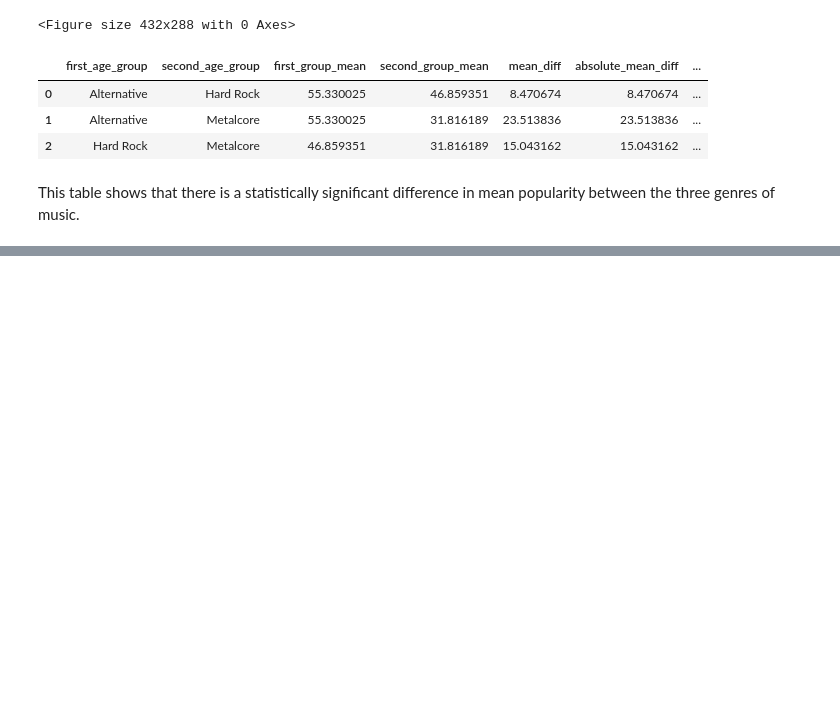
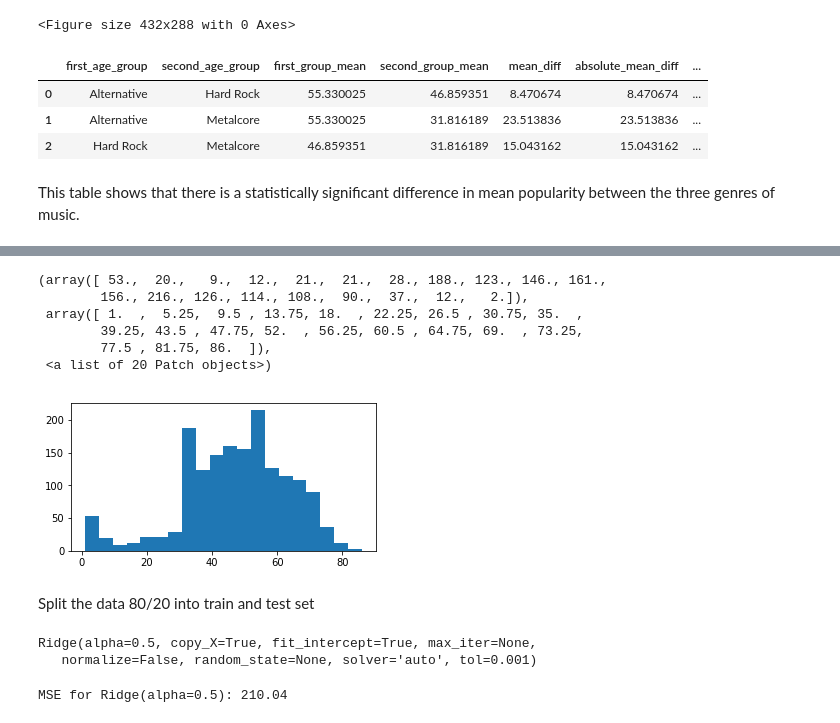
Before and after one commit to evanhosmer/Spotify_case_study, a Jupyter notebook: Spotify.ipynb, the cells around one changed output, grey strips where cells are left out. Cells and saved outputs as stored; diff of their text form; code cells hidden in the pictures; blank space fills up the shorter version.

```diff
--- a/Spotify.ipynb
+++ b/Spotify.ipynb
@@ -310,0 +225,3 @@ This table shows that there is a statistically significant difference in mean po
+# %%
+test = final[final['Popularity'] == 0]
+nozero = final[final['Popularity'] != 0]
@@ -310,0 +230,12 @@ This table shows that there is a statistically significant difference in mean po
+# %%
+met = test[test['Genre'] == 'Metalcore']
+met['Popularity'] = metal
+altz = test[test['Genre'] == 'Alternative']
+altz['Popularity'] = alt
+hr = test[test['Genre'] == 'Hard Rock']
+hr['Popularity'] = rock
+
+new = pd.concat([met,altz,hr])
+new
+
+mergeddf = pd.concat([nozero,new])
@@ -310,0 +263,13 @@ This table shows that there is a statistically significant difference in mean po
+# %%
+fig = plt.figure(figsize = (12,6))
+ax = fig.add_subplot(221)
+
+ax.hist(mergeddf['Popularity'],20)
+# %% [output]
+(array([ 53.,  20.,   9.,  12.,  21.,  21.,  28., 188., 123., 146., 161.,
+        156., 216., 126., 114., 108.,  90.,  37.,  12.,   2.]),
+ array([ 1.  ,  5.25,  9.5 , 13.75, 18.  , 22.25, 26.5 , 30.75, 35.  ,
+        39.25, 43.5 , 47.75, 52.  , 56.25, 60.5 , 64.75, 69.  , 73.25,
+        77.5 , 81.75, 86.  ]),
+ <a list of 20 Patch objects>)
+[figure, added]
@@ -310,0 +281,8 @@ This table shows that there is a statistically significant difference in mean po
+# %% [markdown]
+Split the data 80/20 into train and test set
+# %%
+ridge = Ridge(alpha = 0.5)
+ridge.fit(X_train,y_train)
+# %% [output]
+Ridge(alpha=0.5, copy_X=True, fit_intercept=True, max_iter=None,
+   normalize=False, random_state=None, solver='auto', tol=0.001)
@@ -310,0 +292,6 @@ This table shows that there is a statistically significant difference in mean po
+# %%
+preds = ridge.predict(X_test)
+mse = rss(y_test, preds)
+print("MSE for Ridge(alpha=0.5): {:2.2f}".format(mse))
+# %% [output]
+MSE for Ridge(alpha=0.5): 210.04
```
Also changed, not shown: parts of 25 cells of this notebook.
